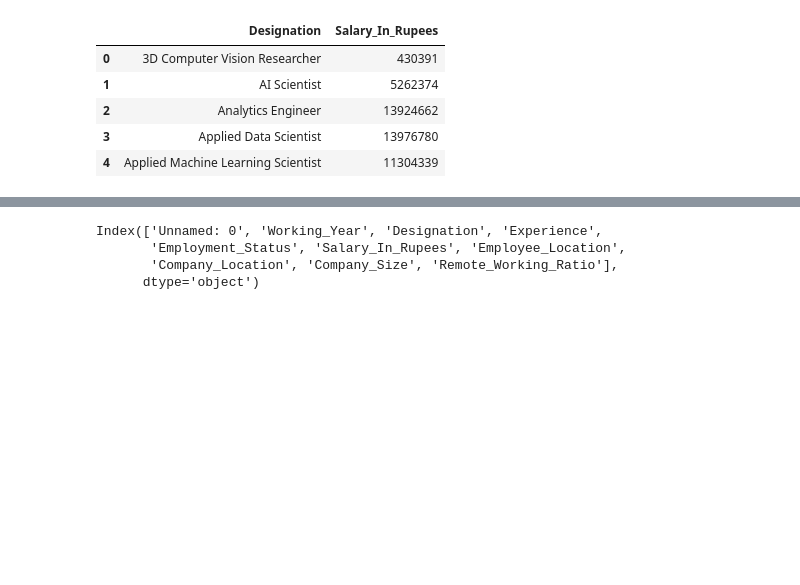
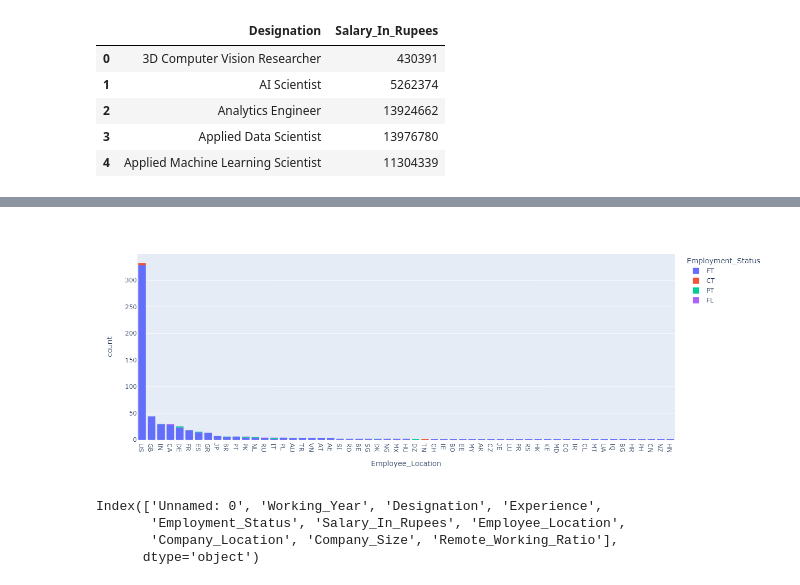
Before and after one commit to vaibhav-shaharwale/EDA, a Jupyter notebook: EDA-DATA.ipynb, the cells around one changed output, grey strips where cells are left out. Cells and saved outputs as stored; diff of their text form; code cells hidden in the pictures; blank space fills up the shorter version.

```diff
--- a/EDA-DATA.ipynb
+++ b/EDA-DATA.ipynb
@@ -85,5 +88,8 @@ px.histogram(avg_salary, y = 'Designation', x = 'Salary_In_Rupees', height=900,
 # %%
-px.histogram(data_import, 'Employee_Location', color = 'Employment_Status').update_xaxes(categoryorder="total descending")
+fig = px.histogram(data_import, 'Employee_Location', color = 'Employment_Status', width=1300).update_xaxes(categoryorder="total descending")
+fig.show("png")
+# %% [output]
+[figure, added]
 # %%
 data_import.columns
 # %% [output]
```
Also changed, not shown: parts of 5 cells of this notebook.
